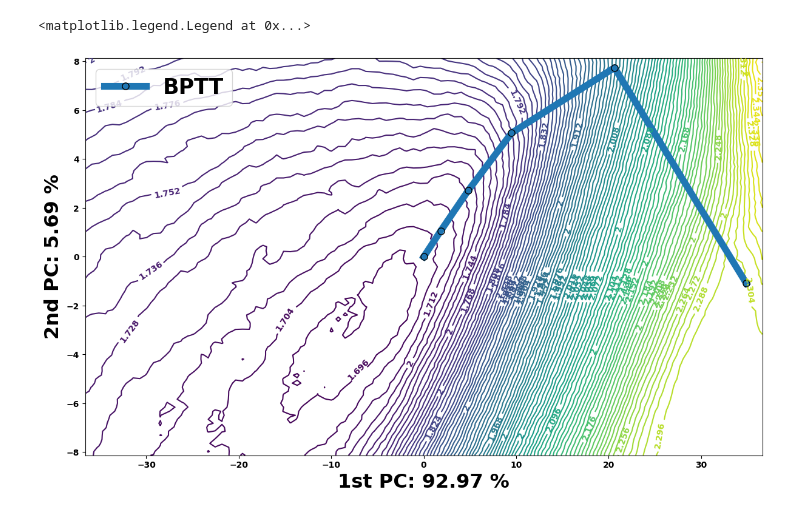
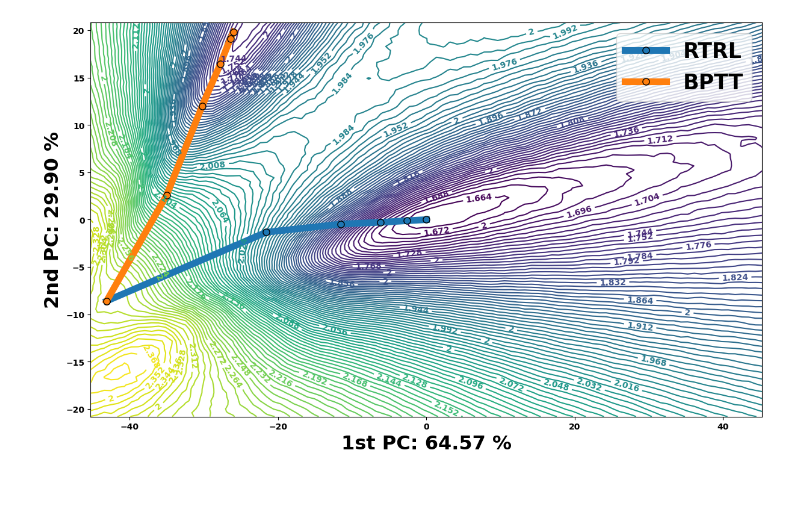
Before and after one commit to Intelligent-Microsystems-Lab/slax, a Jupyter notebook: example.ipynb, the cells around one changed output. Saved outputs shown, nothing was run; the diff lists cells and outputs as text; code cells hidden in the pictures; blank space fills up the shorter version.

```diff
--- a/example.ipynb
+++ b/example.ipynb
@@ -37,3 +32,0 @@ snn = sl.connect([sl.reinit_model(sl.connect([nn.Dense(50),sl.RNN(sl.LIF())])) f
-# %%
-p = snn.init(key,batch[0])
-snn.apply(p,batch[0],mutable='carry')[0].shape
@@ -42,7 +33,3 @@ snn.apply(p,batch[0],mutable='carry')[0].shape
-# %%
-c = snn.initialize_carry(key,batch[0][0].shape)
-p = snn.init(key,c,batch[0][0])
-snn.apply(p,c,batch[0][0],mutable='carry');
 # %%
 OSTL_snn = sl.connect([sl.DenseOSTL([nn.Dense(50),
                   sl.LIF(2.)]),
@@ -150,10 +137,8 @@ best_ottt_params = ottt_params
 best_otpe_params = otpe_params
 best_rtrl_params = rtrl_params
 # %%
-for i in range(n_epochs):
+for i in range(n_steps):
     p,opt_s,random_seed,l = jax.jit(exec)(p,opt_s,random_seed)
-    if (i+1)%200 == 0:
-        print(l)
     if l[0] < best_bp_loss:
         best_bp_params = p[0]
         best_bp_loss = l[0]
@@ -231,7 +214,7 @@ def load_params(number):
         rtrl_params = pickle.load(file)
     rtrl_params['params'] = tree_unflatten(struct,tree_leaves(rtrl_params['params']))
     rtrl_params['carry'] = bp_test_carry['carry']
-    return [bp_params,ostl_params,ottt_params,otpe_params,rtrl_params][0:1]
+    return [ostl_params,bp_params,rtrl_params][::-1][:2]
 # %%
 get_loss(load_params(3)[0])
 # %% [output]
@@ -239,6 +222,6 @@ Array(1.7212374, dtype=float32)
 # %%
-sl.gen_loss_landscape(get_loss,load_params,6,1)
-plt.legend(['BPTT','OSTL','OTTT','OTPE','RTRL'],fontsize=25)
+sl.gen_loss_landscape(get_loss,load_params,6,2)
+plt.legend(['OSTL','BPTT','RTRL'][::-1],fontsize=25)
+plt.savefig('ll.pdf')
 # %% [output]
-<matplotlib.legend.Legend at 0x...>
-[figure, old version]
+[figure, new version]
```
Also changed, not shown: parts of 6 cells of this notebook.
